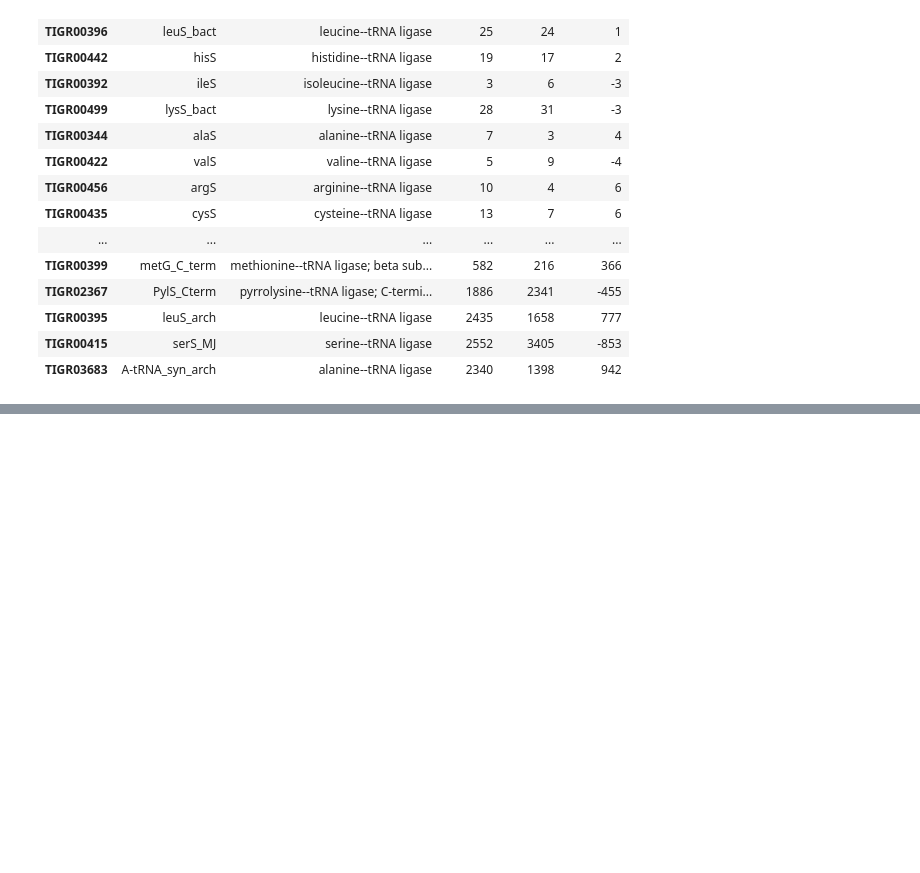
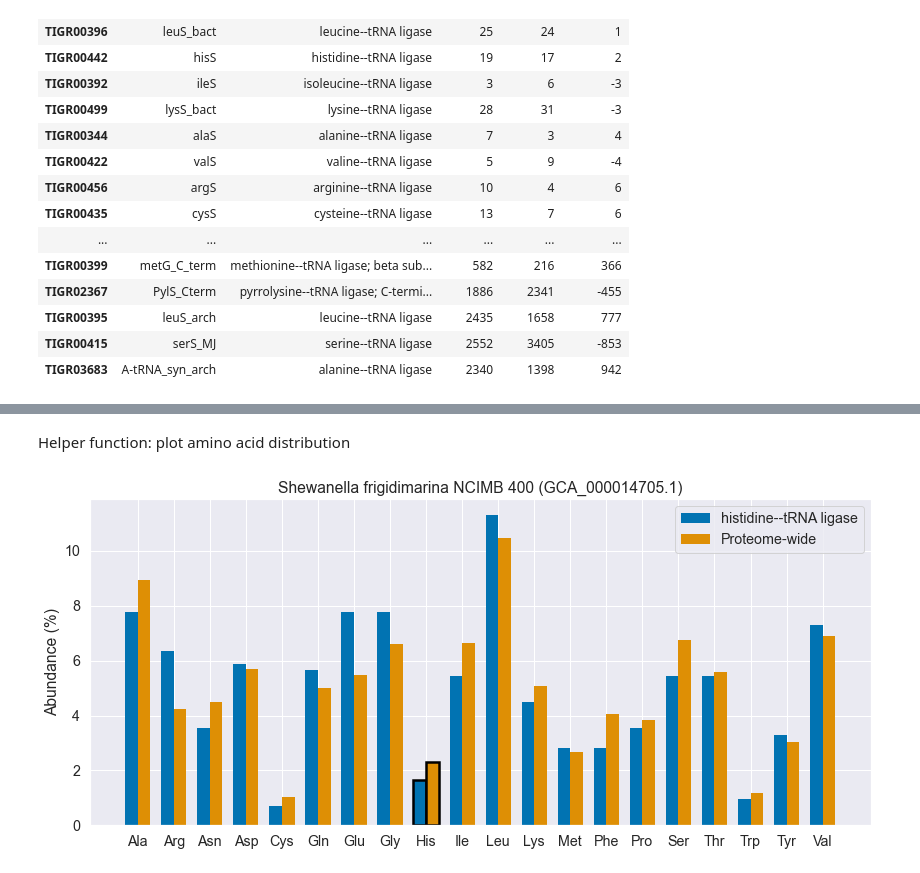
Before and after one commit to srom/nbias, a Jupyter notebook: notebook/Protein domain results (amino acid distribution).ipynb, the cells around one changed output, grey strips where cells are left out. Saved outputs shown, nothing was run; the diff lists cells and outputs as text; code cells hidden in the pictures; blank space fills up the shorter version.

```diff
--- a/notebook/Protein domain results (amino acid distribution).ipynb
+++ b/notebook/Protein domain results (amino acid distribution).ipynb
@@ -14,6 +14,7 @@ from Bio.Seq import Seq
 cwd = os.getcwd()
 if cwd.endswith('notebook'):
     os.chdir('..')
+    cwd = os.getcwd()
 # %%
 sns.set(palette='colorblind', font_scale=1.3)
 palette = sns.color_palette()
@@ -19,0 +23,5 @@ palette = sns.color_palette()
+# %%
+assemblies_path = os.path.join(os.getcwd(), 'data/assemblies.csv')
+assembly_df = pd.read_csv(assemblies_path, index_col='assembly_accession')
+complete_genomes_df = assembly_df[assembly_df['assembly_level'] == 'Complete Genome'].copy()
+assembly_df.head()
@@ -110,0 +167,15 @@ tigr_aa_out_df
+# %%
+def pick_random_assembly(df, size=1, complete_genome=True, seed=None):
+    rs = np.random.RandomState(seed)
+
+    if complete_genome:
+        assemblies = df[df['assembly_level'] == 'Complete Genome'].index.tolist()
+    else:
+        assemblies = df.index.tolist()
+
+    choices = rs.choice(assemblies, size=size, replace=False)
+
+    return choices[0] if size == 1 else choices
+# %%
+assembly_id = pick_random_assembly(assembly_df)
+assembly_df.loc[assembly_id]
@@ -110,0 +196,2 @@ tigr_aa_out_df
+# %% [markdown]
+Helper function: plot amino acid distribution
@@ -110,0 +283,8 @@ tigr_aa_out_df
+# %%
+ax = plot_protein_aa_distribution_versus_proteome(
+    assembly_df,
+    assembly_id,
+    tigr_id='TIGR00442'
+)
+# %% [output]
+[figure, added]
```
Also changed, not shown: parts of 15 cells of this notebook, 1 other file.
